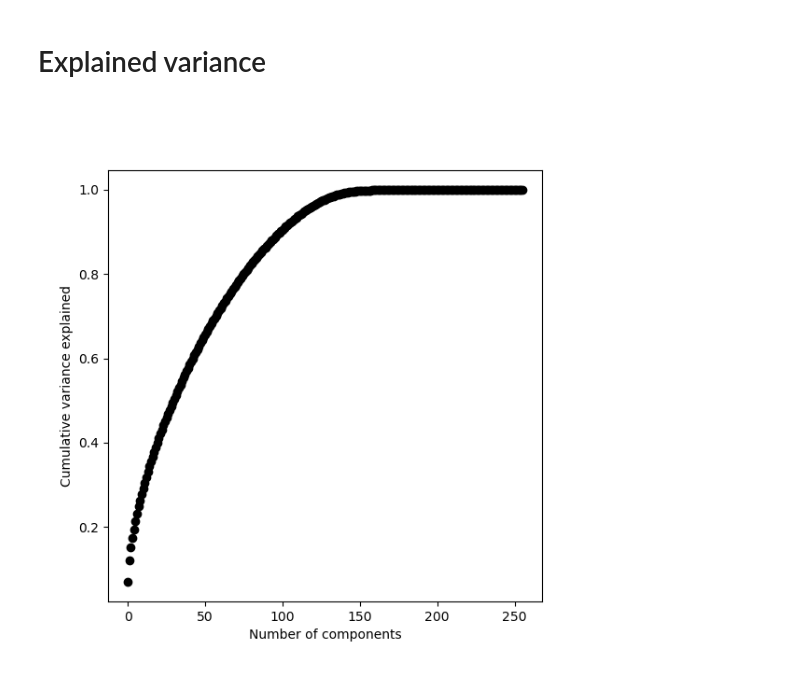
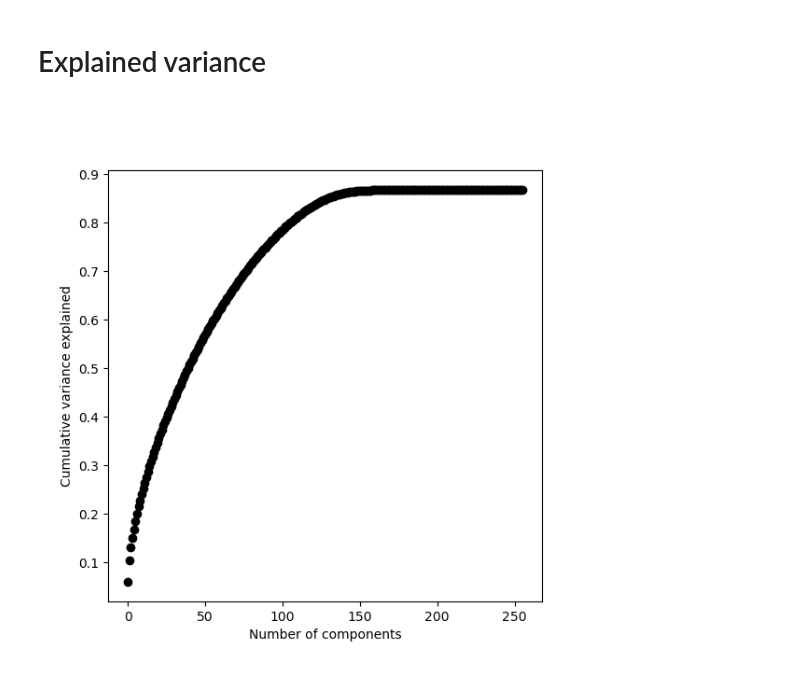
Before and after one commit to AI-for-Ocean-Science/nenya, a Jupyter notebook: nb/PCA_Tests.ipynb, the cells around one changed output. Drawn from its saved outputs; the diff is of its cells as text; code cells hidden in the pictures.

```diff
--- a/nb/PCA_Tests.ipynb
+++ b/nb/PCA_Tests.ipynb
@@ -44,18 +44,18 @@ pca_fit = decomposition.PCA().fit(latents)
 # %%
 fig = plt.figure(figsize=(6,6))
 ax = plt.gca()
 #
-ax.plot(np.cumsum(pca_fit.explained_variance_ratio_), 'ok')
+ax.plot(np.cumsum(pca_fit.explained_variance_), 'ok')
 # Label
 ax.set_ylabel('Cumulative variance explained')
 ax.set_xlabel('Number of components')
 #
 #ax.set_xlim(0,10.)
 log = False
 if log:
     ax.set_xscale('log')
     ax.set_yscale('log')
 #
 plt.show()
 # %% [output]
-[figure, old version]
+[figure, new version]
```
Also changed, not shown: parts of 4 cells of this notebook.
